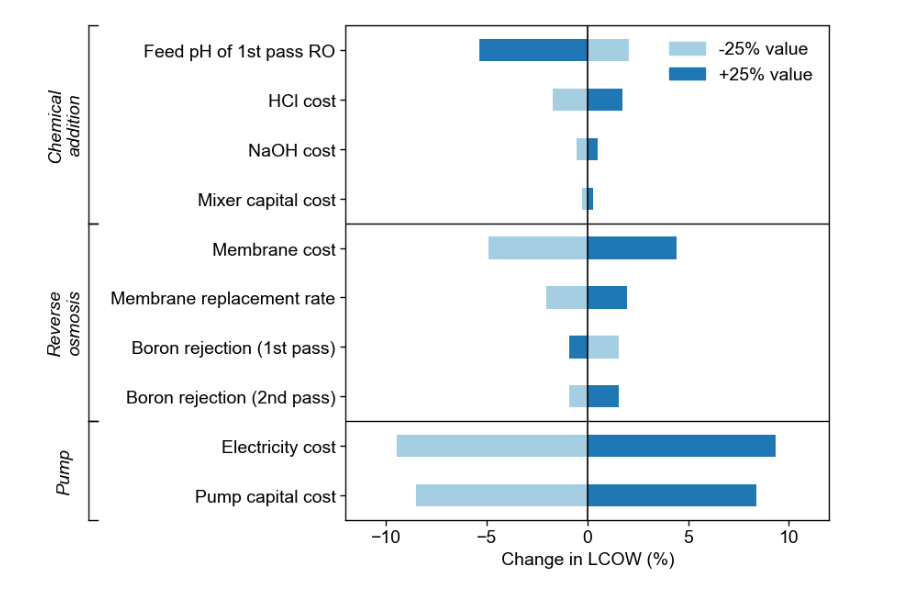
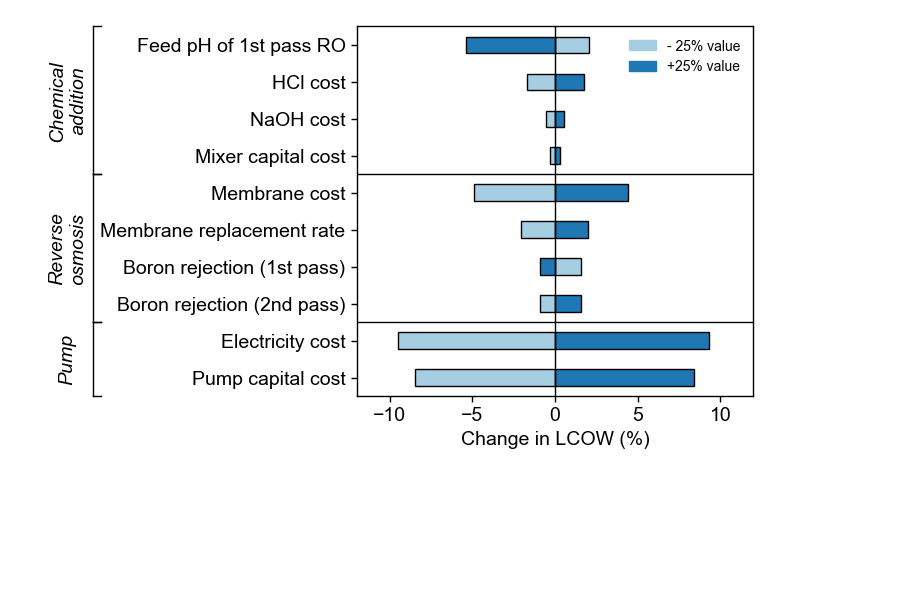
Before and after one commit to savannahsakhai/watertap, a Jupyter notebook: watertap/examples/flowsheets/boron_removal/sensitivity_plot.ipynb, the cells around one changed output. Cells and saved outputs as stored; diff of their text form; code cells hidden in the pictures; blank space fills up the shorter version.

Commit message:
figure save - drp feedback

```diff
--- a/watertap/examples/flowsheets/boron_removal/sensitivity_plot.ipynb
+++ b/watertap/examples/flowsheets/boron_removal/sensitivity_plot.ipynb
@@ -94,7 +102,7 @@ n = len(rows)
 # Single axis for bars. Group labels/brackets drawn in figure coordinates
 # so they live entirely in the left margin and never overlap ax content.
 # ---------------------------------------------------------------------------
-fig, ax_bar = plt.subplots(figsize=(8.5, 7.0))
+fig, ax_bar = plt.subplots()
 fig.patch.set_facecolor('white')
 
 # Reserve left margin space for group labels
@@ -107,12 +115,12 @@ y_pos = np.arange(n)
 
 for i, row in enumerate(rows):
     ax_bar.barh(y_pos[i], row['lcow_low'],  left=BASELINE, height=BAR_HEIGHT,
-                color=COLOR_LOW,  edgecolor='none', zorder=3)
+                color=COLOR_LOW,  edgecolor='black', zorder=3)
     ax_bar.barh(y_pos[i], row['lcow_high'], left=BASELINE, height=BAR_HEIGHT,
-                color=COLOR_HIGH, edgecolor='none', zorder=3)
+                color=COLOR_HIGH, edgecolor='black', zorder=3)
 
 # Vertical baseline
-ax_bar.axvline(x=BASELINE, color='black', linewidth=1.2, zorder=5)
+ax_bar.axvline(x=BASELINE, color='black', linewidth=1, zorder=5)
 
 # Y-axis parameter labels
 ax_bar.set_yticks(y_pos)
@@ -160,10 +168,10 @@ for idx, gname in enumerate(grp_names_bottomup):
         ax_bar.axhline(y=boundary_y, color='black', linewidth=1, zorder=4)
 
 # Legend
-low_patch  = mpatches.Patch(color=COLOR_LOW,  label='-25% value')
+low_patch  = mpatches.Patch(color=COLOR_LOW,  label='- 25% value')
 high_patch = mpatches.Patch(color=COLOR_HIGH, label='+25% value')
 leg = ax_bar.legend(handles=[low_patch, high_patch], loc='upper right',
-                    frameon=False, fontsize=14)
+                    frameon=False, fontsize=10)
 # for text in leg.get_texts():
 #     text.set_fontweight('bold')
 
@@ -177,8 +185,8 @@ def data_y_to_fig(y_data):
     fig_pt = fig.transFigure.inverted().transform(disp)
     return fig_pt[1]
 
-x_bracket = -0.05   # right edge of bracket — just left of ax left spine
-x_label   = -0.08   # centre of rotated label text
+x_bracket = -0.132   # right edge of bracket — just left of ax left spine
+x_label   = x_bracket+ -0.04   # centre of rotated label text
 bracket_w  = 0.012  # length of horizontal end-ticks on the bracket
 
 for gname, y_mid in group_midpoints:
@@ -186,31 +194,31 @@ for gname, y_mid in group_midpoints:
 
     fy_mid   = data_y_to_fig(y_mid)
     fy_lower = data_y_to_fig(y_bot - 0.5)
     fy_upper = data_y_to_fig(y_top + 0.5)
 
     # Rotated italic bold label
     fig.text(x_label, fy_mid, gname,
              ha='center', va='center',
              fontsize=14, style='italic',
              rotation=90,
              transform=fig.transFigure)
 
     # Vertical bracket line
     fig.add_artist(plt.Line2D(
         [x_bracket, x_bracket], [fy_lower, fy_upper],
         color='black', linewidth=1,
         transform=fig.transFigure, clip_on=False,
     ))
 
     # Horizontal end-ticks
     for fy_end in [fy_lower, fy_upper]:
         fig.add_artist(plt.Line2D(
             [x_bracket, x_bracket + bracket_w], [fy_end, fy_end],
             color='black', linewidth=1,
             transform=fig.transFigure, clip_on=False,
         ))
 
 plt.savefig('boron_sensitivity_tornado.png', dpi=600, bbox_inches='tight')
 plt.show()
 # %% [output]
-[figure, old version]
+[figure, new version]
```
Also changed, not shown: parts of 1 cell of this notebook, 4 other files.
